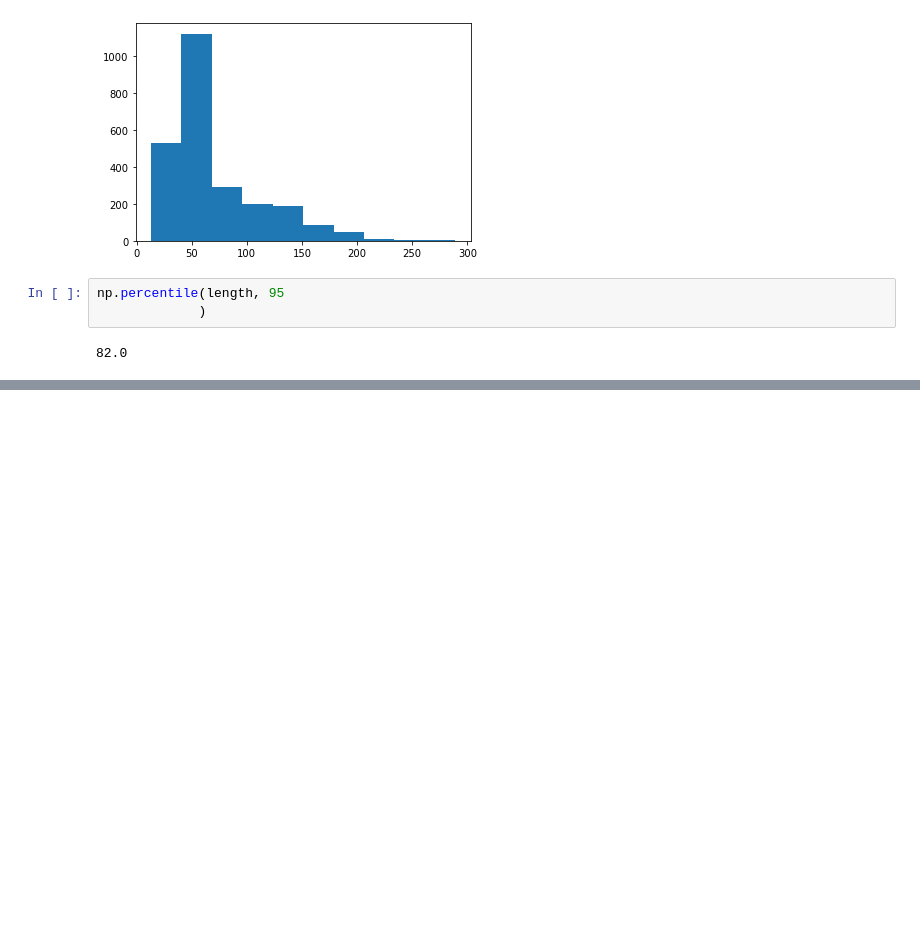
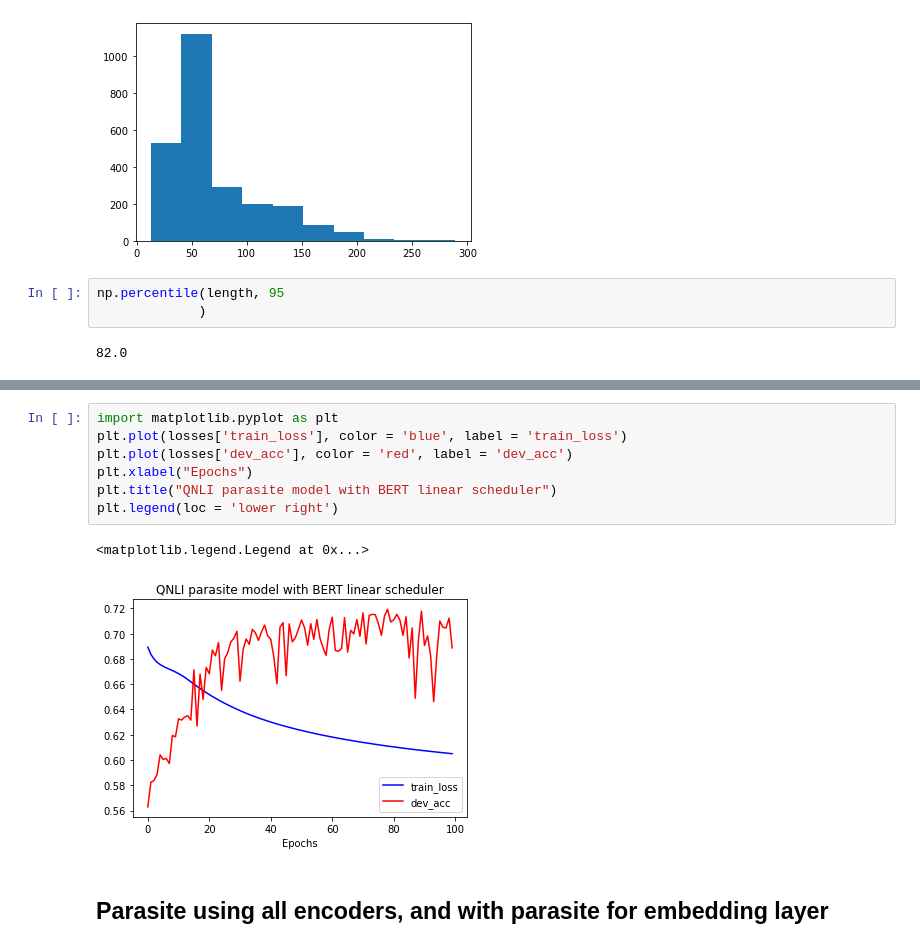
Before and after one commit to cbenge509/BERTVision, a Jupyter notebook: code/torch/embedding_size.ipynb, the cells around one changed output, grey strips where cells are left out. Cells and saved outputs as stored; diff of their text form; blank space fills up the shorter version.

```diff
--- a/code/torch/embedding_size.ipynb
+++ b/code/torch/embedding_size.ipynb
@@ -54,0 +90,12 @@ np.percentile(length, 95
+# %%
+import matplotlib.pyplot as plt
+plt.plot(losses['train_loss'], color = 'blue', label = 'train_loss')
+plt.plot(losses['dev_acc'], color = 'red', label = 'dev_acc')
+plt.xlabel("Epochs")
+plt.title("QNLI parasite model with BERT linear scheduler")
+plt.legend(loc = 'lower right')
+# %% [output]
+<matplotlib.legend.Legend at 0x...>
+[figure, added]
+# %% [markdown]
+## Parasite using all encoders, and with parasite for embedding layer
```
Also changed, not shown: parts of 14 cells of this notebook, 6 other files.
